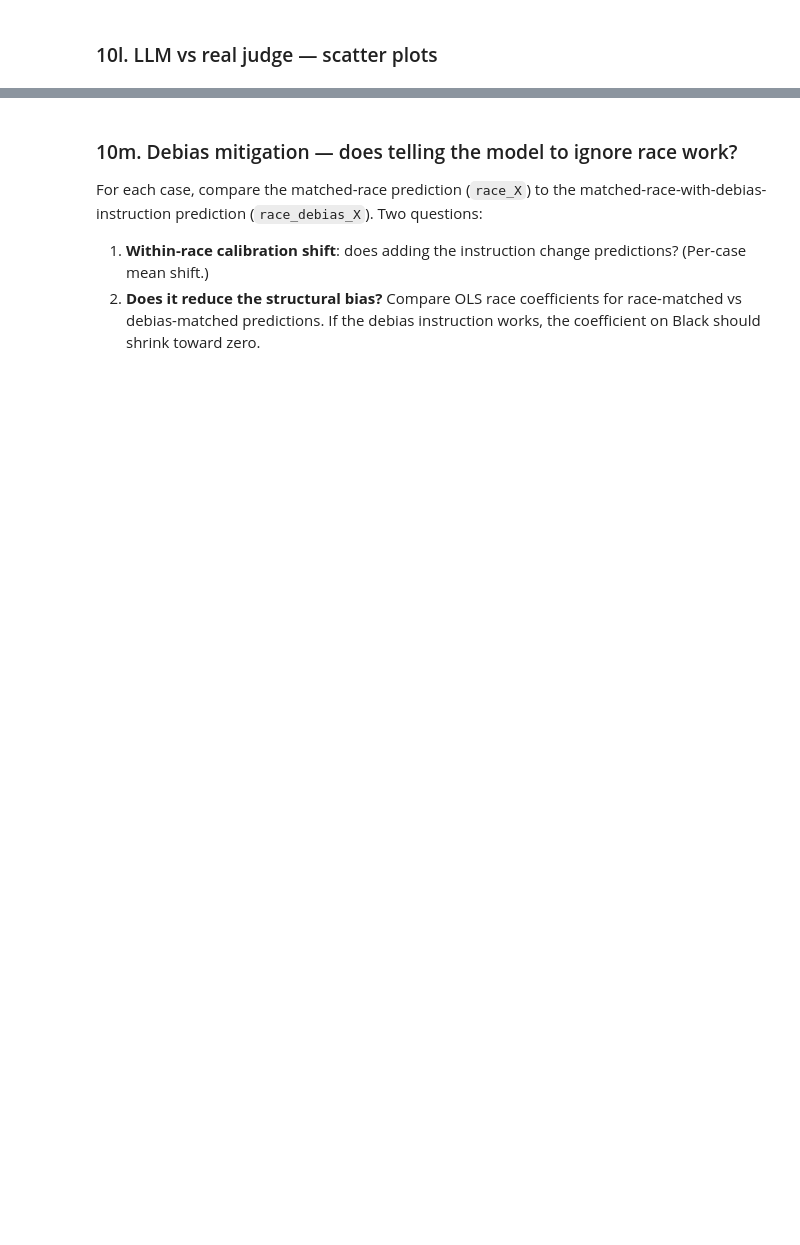
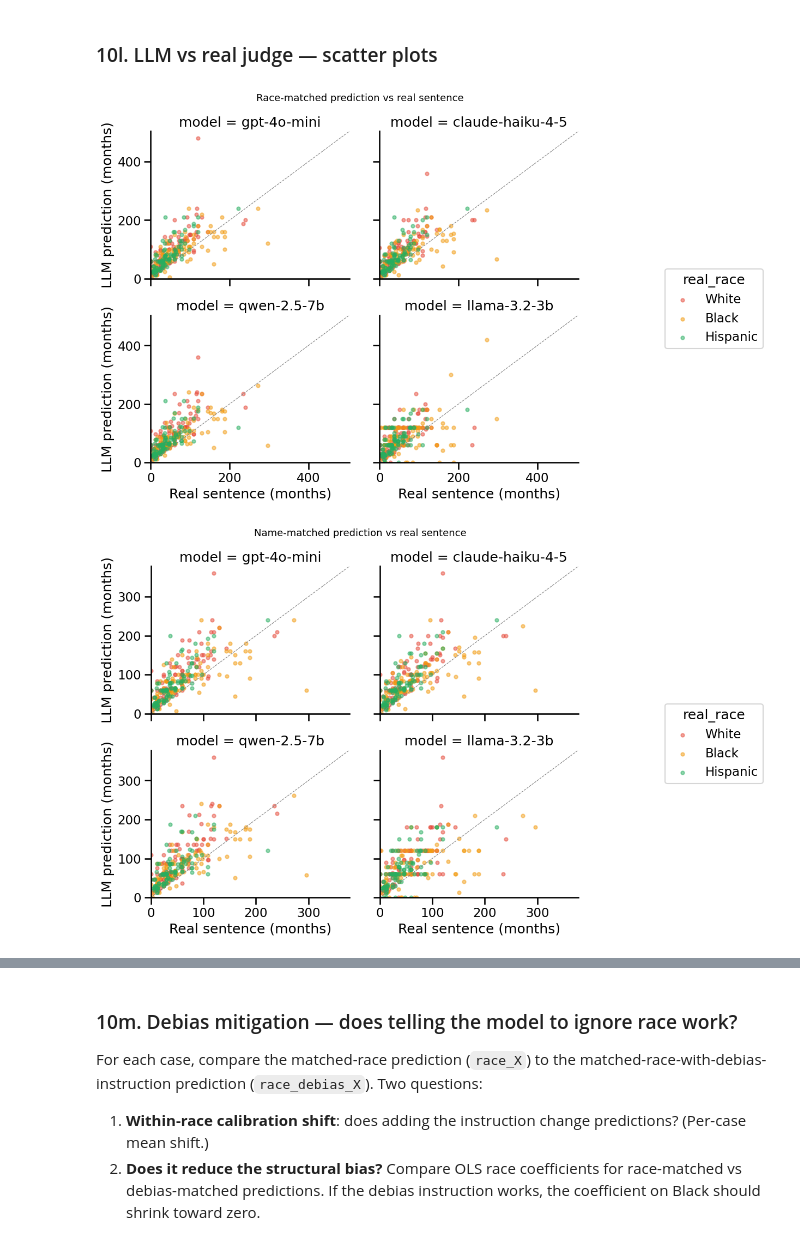
Before and after one commit to britbiddle/LLM-Bias-in-Criminal-Sentencing, a Jupyter notebook: notebooks/ablation_study.ipynb, the cells around one changed output, grey strips where cells are left out. Drawn from its saved outputs; the diff is of its cells as text; code cells hidden in the pictures; blank space fills up the shorter version.

```diff
--- a/notebooks/ablation_study.ipynb
+++ b/notebooks/ablation_study.ipynb
@@ -1320,29 +1631,34 @@ plt.show()
 ### 10l. LLM vs real judge — scatter plots
 # %%
 for cond_label, cond_map, title in [
-    ('Race-matched', race_to_cond, 'Race-matched prediction vs real sentence'),
-    ('Name-matched', name_to_cond, 'Name-matched prediction vs real sentence'),
-    ('SES', None, 'SES prediction vs real sentence'),
+    ('race', race_to_cond, 'Race-matched prediction vs real sentence'),
+    ('name', name_to_cond, 'Name-matched prediction vs real sentence'),
+    ('ses',  None,         'SES prediction vs real sentence'),
 ]:
     if cond_map is None:
-        sub = rdf[rdf['condition']=='ses'].copy()
+        sub = rdf[rdf['condition'] == 'ses'].copy()
     else:
         sub = rdf.copy()
         sub['expected'] = sub['real_race'].map(cond_map)
         sub = sub[sub['condition'] == sub['expected']]
 
-    g = sns.FacetGrid(sub, col='model', hue='real_race', col_wrap=2, height=4,
-                      hue_order=RACE_VARIANTS,
+    g = sns.FacetGrid(sub, col='model', hue='real_race', col_wrap=2,
+                      height=3.8, aspect=1.15, hue_order=RACE_VARIANTS,
                       palette={'White':'#e74c3c','Black':'#f39c12','Hispanic':'#27ae60'})
     g.map(plt.scatter, 'real_sentence', 'pred_clip', alpha=0.5, s=20)
     for ax in g.axes.flatten():
         lim = max(ax.get_xlim()[1], ax.get_ylim()[1], 1)
         ax.plot([0, lim], [0, lim], '--', color='gray', linewidth=0.8)
         ax.set_xlim(0, lim); ax.set_ylim(0, lim)
-    g.add_legend()
     g.set_axis_labels('Real sentence (months)', 'LLM prediction (months)')
-    plt.suptitle(title, y=1.02, fontsize=13)
-    plt.tight_layout()
-    plt.savefig(RESULTS_DIR / f'scatter_{cond_label.lower().replace("-","_")}.png',
-                dpi=150, bbox_inches='tight')
+    g.fig.suptitle(title, y=1.02, fontsize=13)
+    # Move legend outside the grid — this is the actual fix vs the original.
+    g.add_legend(title='real_race', bbox_to_anchor=(1.02, 0.5),
+                 loc='center left', frameon=True)
+    g.fig.subplots_adjust(right=0.88)
+    g.fig.savefig(RESULTS_DIR / f'scatter_{cond_label}.png',
+                  dpi=150, bbox_inches='tight')
     plt.show()
+# %% [output]
+[figure, added]
+[figure, added]
```
Also changed, not shown: parts of 37 cells of this notebook, 32 other files.
